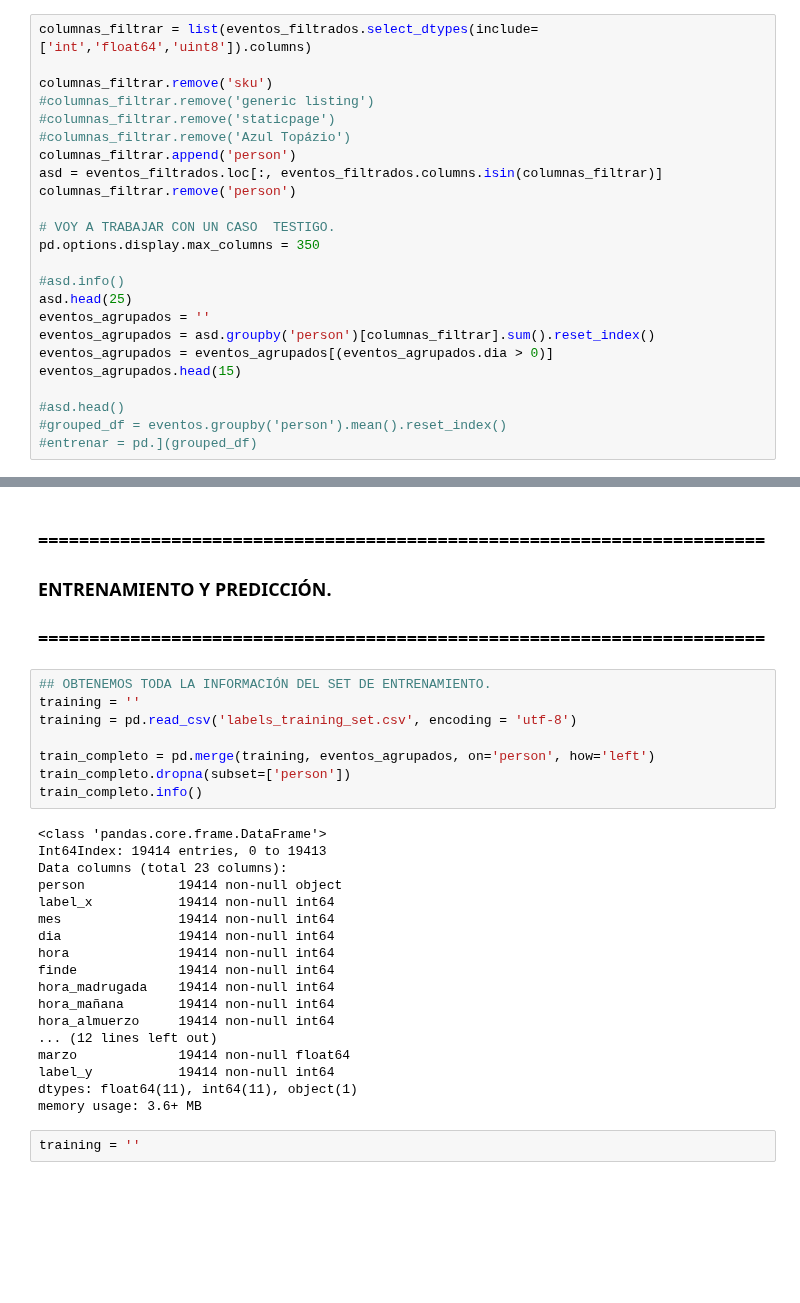
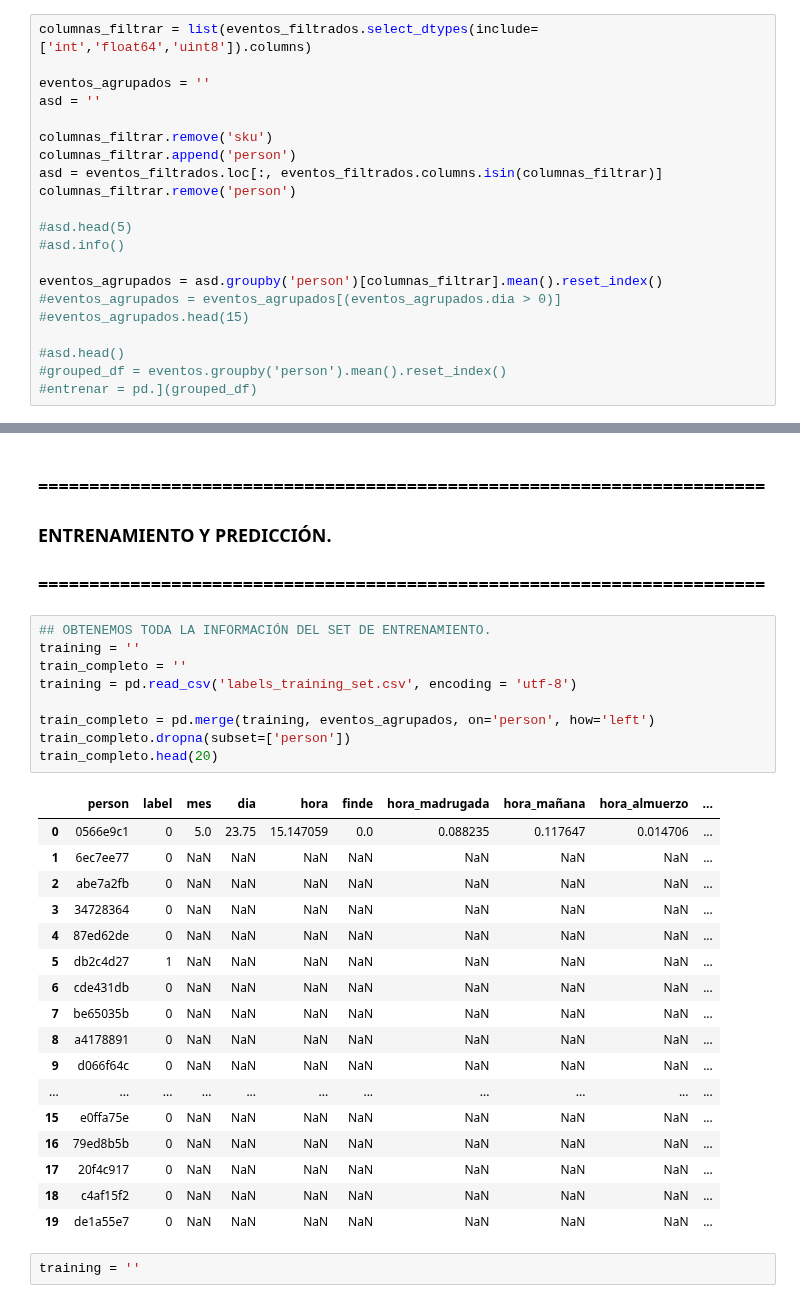
Before and after one commit to asilvestri2020/7506_2C2018, a Jupyter notebook: TP2/Borrador_Andres.ipynb, the cells around one changed output, grey strips where cells are left out. Cells and saved outputs as stored; diff of their text form; blank space fills up the shorter version.

```diff
--- a/TP2/Borrador_Andres.ipynb
+++ b/TP2/Borrador_Andres.ipynb
@@ -172,23 +170,20 @@ eventos_filtrados.head(50)
 # %%
 columnas_filtrar = list(eventos_filtrados.select_dtypes(include=['int','float64','uint8']).columns)
 
+eventos_agrupados = ''
+asd = ''
+
 columnas_filtrar.remove('sku')
-#columnas_filtrar.remove('generic listing')
-#columnas_filtrar.remove('staticpage')
-#columnas_filtrar.remove('Azul Topázio')
 columnas_filtrar.append('person')
 asd = eventos_filtrados.loc[:, eventos_filtrados.columns.isin(columnas_filtrar)]
 columnas_filtrar.remove('person')
 
-# VOY A TRABAJAR CON UN CASO  TESTIGO.
-pd.options.display.max_columns = 350
+#asd.head(5)
+#asd.info()
 
-#asd.info()
-asd.head(25)
-eventos_agrupados = ''
-eventos_agrupados = asd.groupby('person')[columnas_filtrar].sum().reset_index()
-eventos_agrupados = eventos_agrupados[(eventos_agrupados.dia > 0)]
-eventos_agrupados.head(15)
+eventos_agrupados = asd.groupby('person')[columnas_filtrar].mean().reset_index()
+#eventos_agrupados = eventos_agrupados[(eventos_agrupados.dia > 0)]
+#eventos_agrupados.head(15)
 
 #asd.head()
 #grouped_df = eventos.groupby('person').mean().reset_index()
@@ -217,29 +195,30 @@ eventos_agrupados.head(15)
 # %%
 ## OBTENEMOS TODA LA INFORMACIÓN DEL SET DE ENTRENAMIENTO.
 training = ''
+train_completo = ''
 training = pd.read_csv('labels_training_set.csv', encoding = 'utf-8')
 
 train_completo = pd.merge(training, eventos_agrupados, on='person', how='left')
 train_completo.dropna(subset=['person'])
-train_completo.info()
+train_completo.head(20)
 # %% [output]
-<class 'pandas.core.frame.DataFrame'>
-Int64Index: 19414 entries, 0 to 19413
-Data columns (total 23 columns):
-person            19414 non-null object
-label_x           19414 non-null int64
-mes               19414 non-null int64
-dia               19414 non-null int64
-hora              19414 non-null int64
-finde             19414 non-null int64
-hora_madrugada    19414 non-null int64
-hora_mañana       19414 non-null int64
-hora_almuerzo     19414 non-null int64
-... (12 lines left out)
-marzo             19414 non-null float64
-label_y           19414 non-null int64
-dtypes: float64(11), int64(11), object(1)
-memory usage: 3.6+ MB
+|  | person | label | mes | dia | hora | finde | hora_madrugada | hora_mañana | hora_almuerzo | ... |
+| 0 | 0566e9c1 | 0 | 5.0 | 23.75 | 15.147059 | 0.0 | 0.088235 | 0.117647 | 0.014706 | ... |
+| 1 | 6ec7ee77 | 0 | NaN | NaN | NaN | NaN | NaN | NaN | NaN | ... |
+| 2 | abe7a2fb | 0 | NaN | NaN | NaN | NaN | NaN | NaN | NaN | ... |
+| 3 | 34728364 | 0 | NaN | NaN | NaN | NaN | NaN | NaN | NaN | ... |
+| 4 | 87ed62de | 0 | NaN | NaN | NaN | NaN | NaN | NaN | NaN | ... |
+| 5 | db2c4d27 | 1 | NaN | NaN | NaN | NaN | NaN | NaN | NaN | ... |
+| 6 | cde431db | 0 | NaN | NaN | NaN | NaN | NaN | NaN | NaN | ... |
+| 7 | be65035b | 0 | NaN | NaN | NaN | NaN | NaN | NaN | NaN | ... |
+| 8 | a4178891 | 0 | NaN | NaN | NaN | NaN | NaN | NaN | NaN | ... |
+| 9 | d066f64c | 0 | NaN | NaN | NaN | NaN | NaN | NaN | NaN | ... |
+| ... | ... | ... | ... | ... | ... | ... | ... | ... | ... | ... |
+| 15 | e0ffa75e | 0 | NaN | NaN | NaN | NaN | NaN | NaN | NaN | ... |
+| 16 | 79ed8b5b | 0 | NaN | NaN | NaN | NaN | NaN | NaN | NaN | ... |
+| 17 | 20f4c917 | 0 | NaN | NaN | NaN | NaN | NaN | NaN | NaN | ... |
+| 18 | c4af15f2 | 0 | NaN | NaN | NaN | NaN | NaN | NaN | NaN | ... |
+| 19 | de1a55e7 | 0 | NaN | NaN | NaN | NaN | NaN | NaN | NaN | ... |
 # %%
 training = ''
 # %%
```
Also changed, not shown: parts of 11 cells of this notebook.
